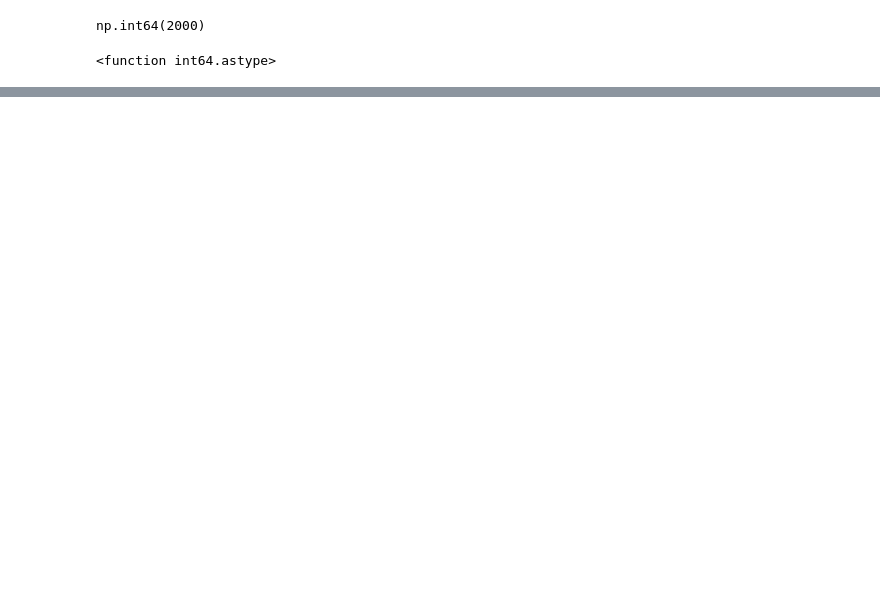
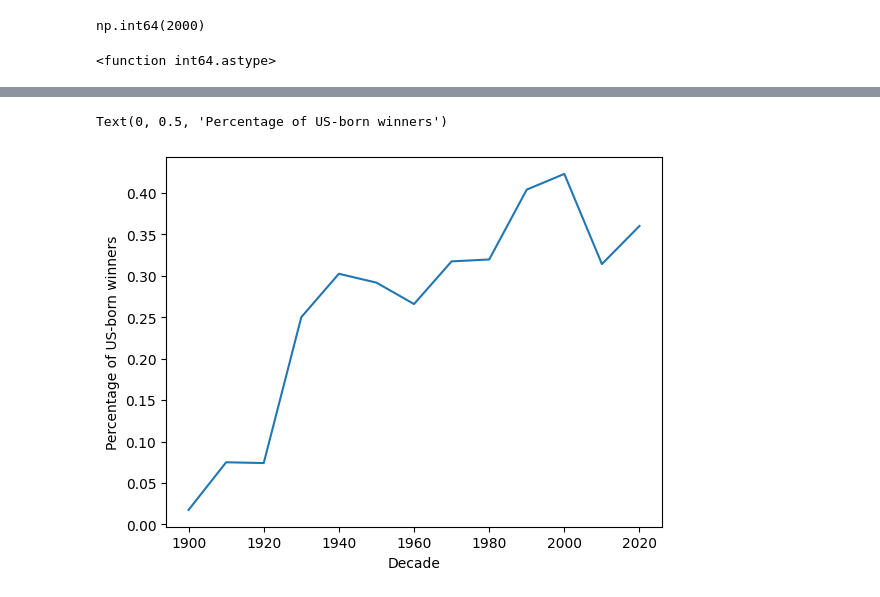
Before and after one commit to od031285/Python_Projects, a Jupyter notebook: nobel.ipynb, the cells around one changed output, grey strips where cells are left out. Drawn from its saved outputs; the diff is of its cells as text; code cells hidden in the pictures; blank space fills up the shorter version.

```diff
--- a/nobel.ipynb
+++ b/nobel.ipynb
@@ -73,0 +82,12 @@ max_decade_usa.astype
+# %%
+import matplotlib.pyplot as plt
+sns.lineplot(
+    data=US_born,
+    x='decade',
+    y='mean_u'
+)
+plt.xlabel('Decade')
+plt.ylabel('Percentage of US-born winners')
+# %% [output]
+Text(0, 0.5, 'Percentage of US-born winners')
+[figure, added]
```
Also changed, not shown: parts of 7 cells of this notebook.
